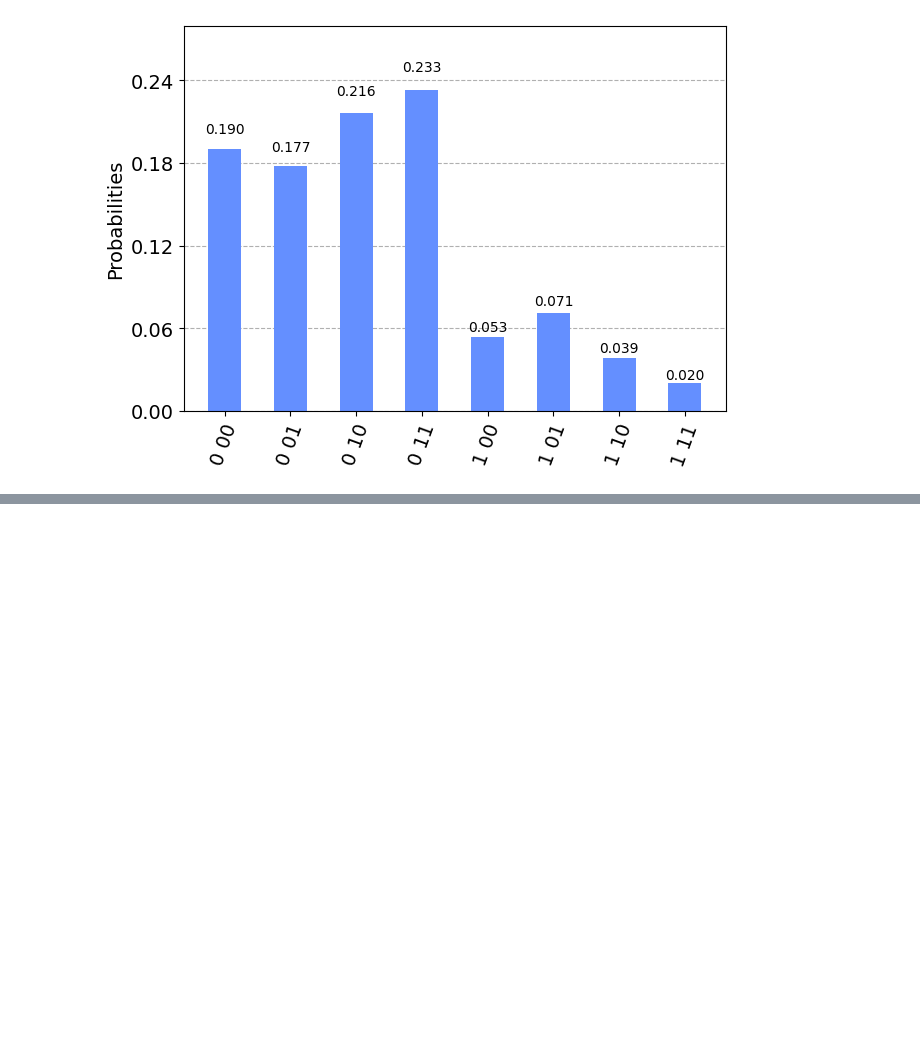
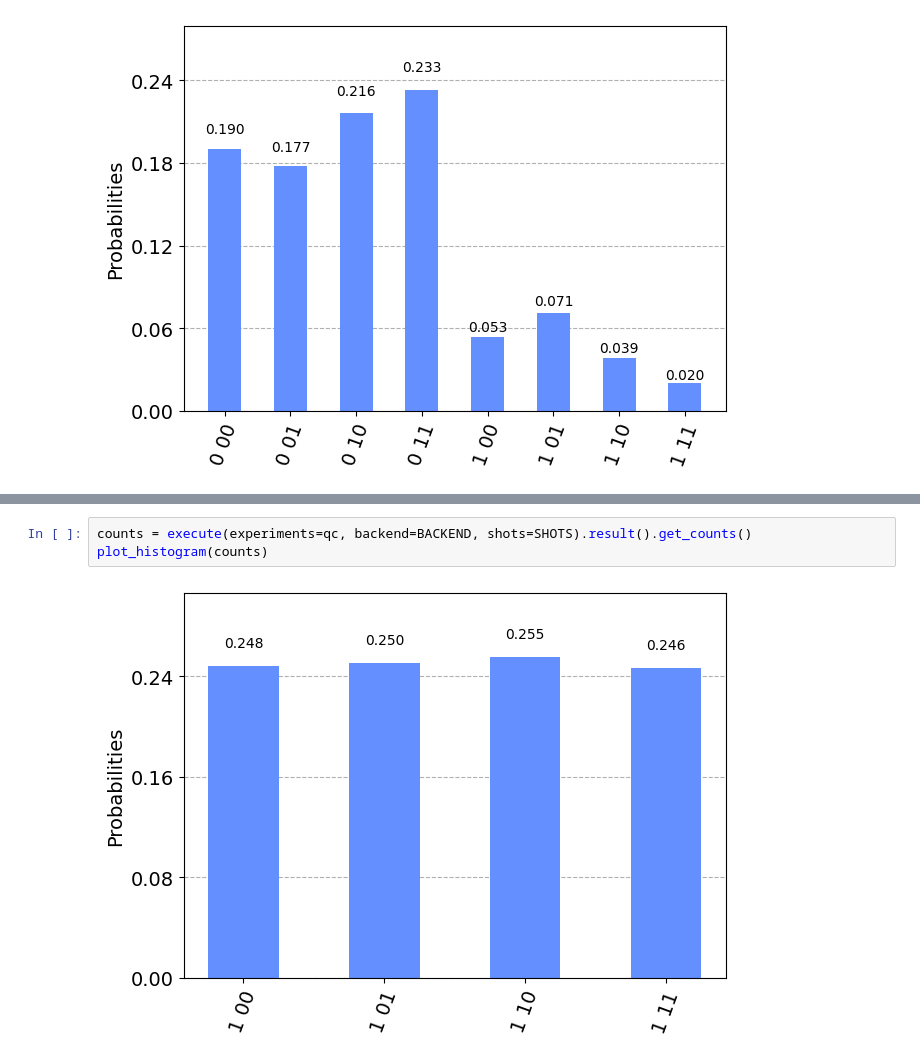
Before and after one commit to jvscursulim/qamp_fall22_project, a Jupyter notebook: frqi_draft.ipynb, the cells around one changed output, grey strips where cells are left out. Drawn from its saved outputs; the diff is of its cells as text; blank space fills up the shorter version.

```diff
--- a/frqi_draft.ipynb
+++ b/frqi_draft.ipynb
@@ -277,0 +288,5 @@ plot_histogram(counts)
+# %%
+counts = execute(experiments=qc, backend=BACKEND, shots=SHOTS).result().get_counts()
+plot_histogram(counts)
+# %% [output]
+[figure, added]
```
Also changed, not shown: parts of 6 cells of this notebook.
